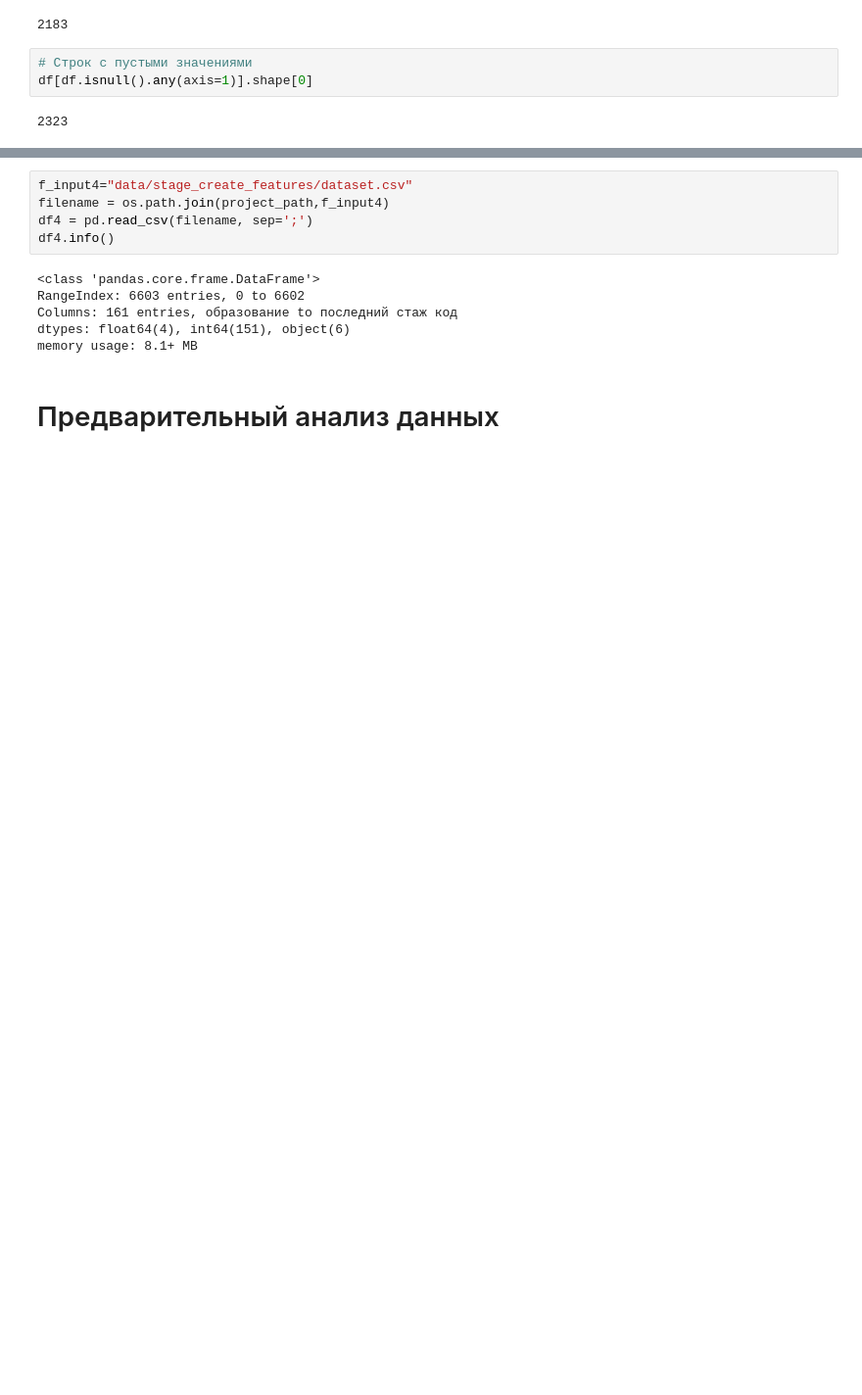
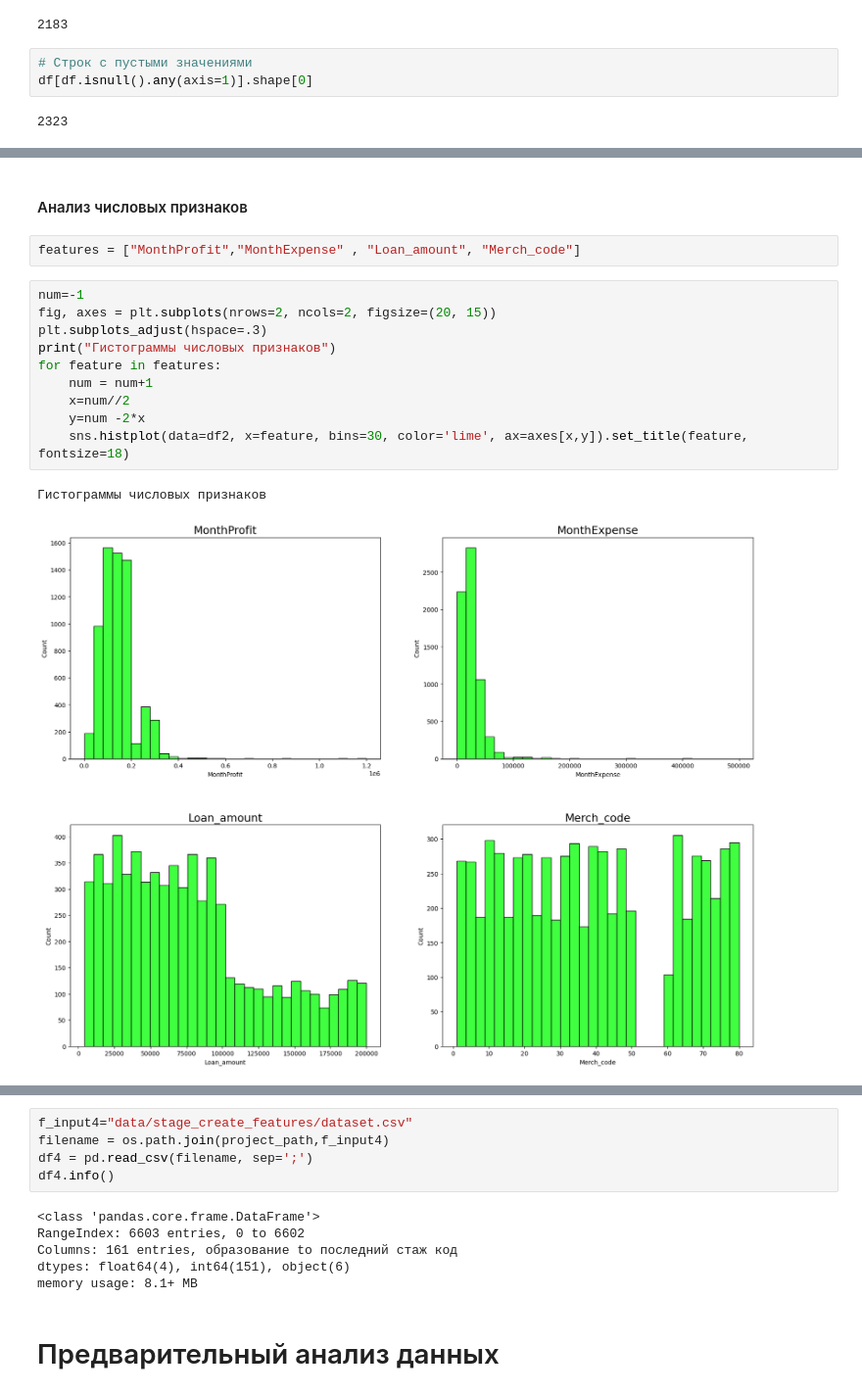
Before and after one commit to svwk/hacaton2, a Jupyter notebook: scripts/data_scripts/analyze_data.ipynb, the cells around one changed output, grey strips where cells are left out. Shown at 98% size. Drawn from its saved outputs; the diff is of its cells as text; blank space fills up the shorter version.

```diff
--- a/scripts/data_scripts/analyze_data.ipynb
+++ b/scripts/data_scripts/analyze_data.ipynb
@@ -154,0 +295,17 @@ df2[df2.isnull().any(axis=1)].shape[0]
+# %% [markdown]
+#### Анализ числовых признаков
+# %%
+features = ["MonthProfit","MonthExpense" , "Loan_amount", "Merch_code"]
+# %%
+num=-1
+fig, axes = plt.subplots(nrows=2, ncols=2, figsize=(20, 15))
+plt.subplots_adjust(hspace=.3)
+print("Гистограммы числовых признаков")
+for feature in features:
+    num = num+1
+    x=num//2
+    y=num -2*x
+    sns.histplot(data=df2, x=feature, bins=30, color='lime', ax=axes[x,y]).set_title(feature, fontsize=18)
+# %% [output]
+Гистограммы числовых признаков
+[figure, added]
```
Also changed, not shown: parts of 78 cells of this notebook, 4 other files.
